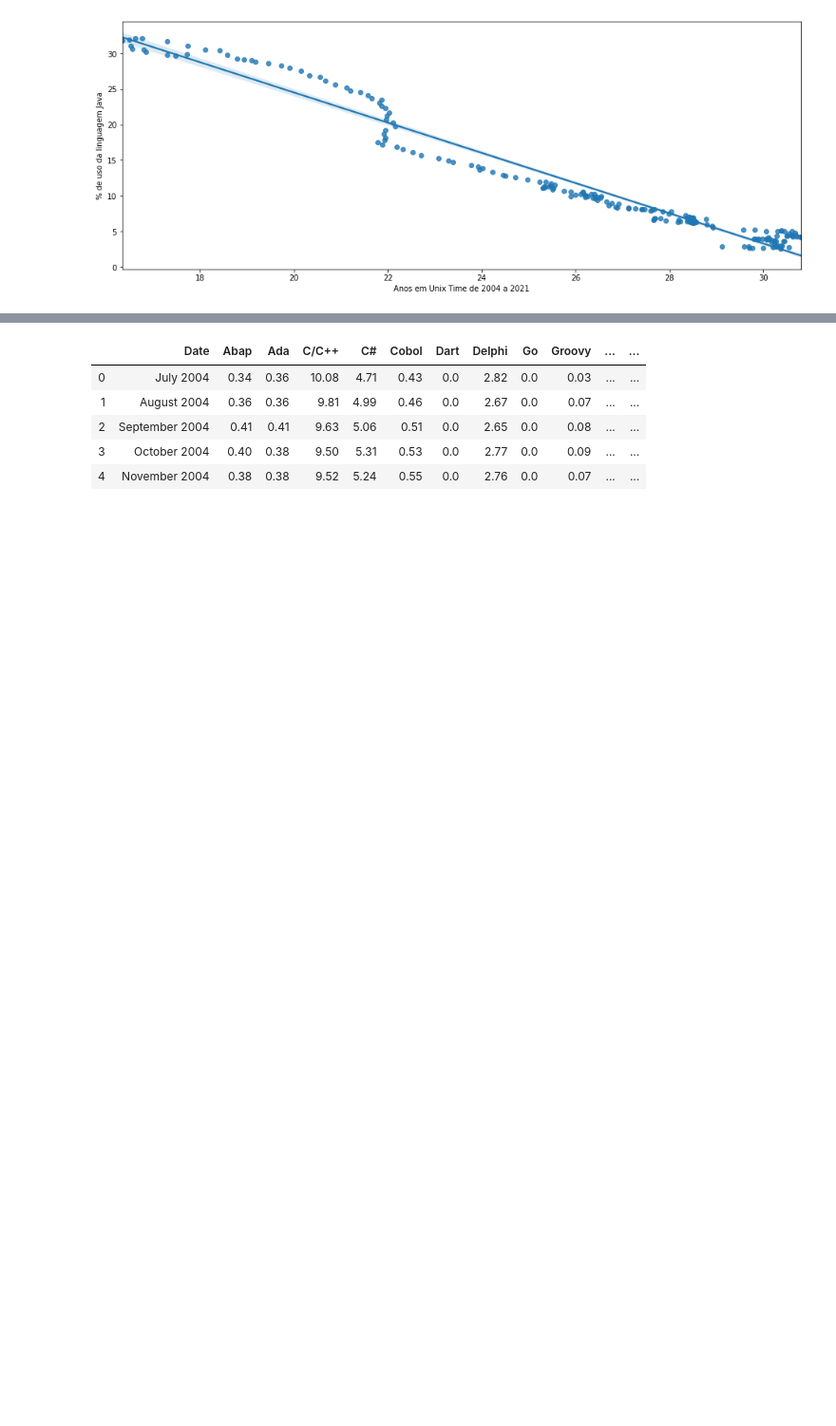
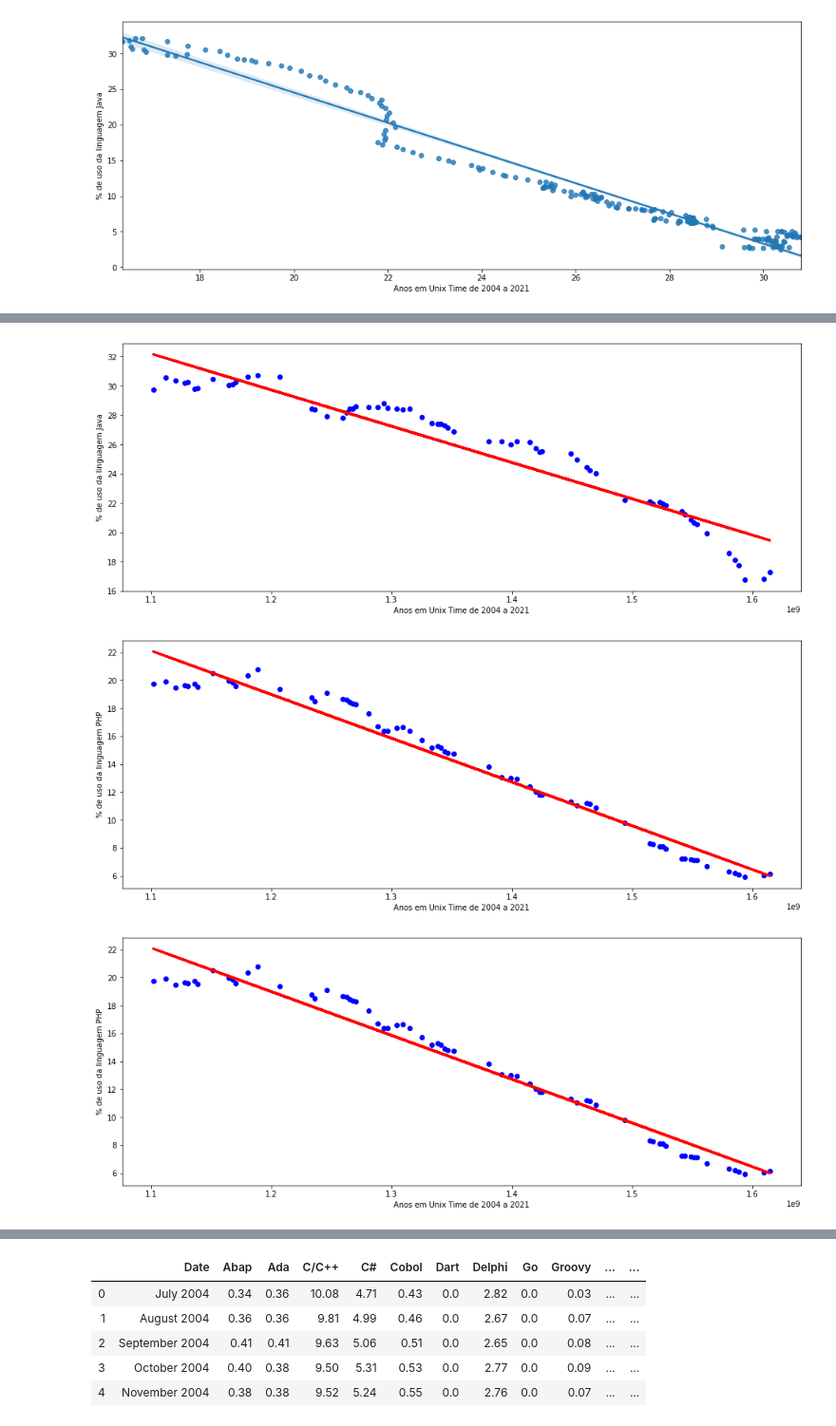
Before and after one commit to vhnegrisoli/tcc-pos-graduacao-puc, a Jupyter notebook: Conteúdo Prático - TCC.ipynb, the cells around one changed output, grey strips where cells are left out. Shown at 95% size. Drawn from its saved outputs; the diff is of its cells as text; code cells hidden in the pictures; blank space fills up the shorter version.

```diff
--- a/Conteúdo Prático - TCC.ipynb
+++ b/Conteúdo Prático - TCC.ipynb
@@ -327,10 +340,7 @@ def prever_regressao_linguagem(linguagem):
 
     plt.show()
 
-prever_regressao_linguagem('Java')
-prever_regressao_linguagem('JavaScript')
-prever_regressao_linguagem('Python')
-prever_regressao_linguagem('Go')
-prever_regressao_linguagem('C/C++')
+for target in targets:
+    prever_regressao_linguagem(target['linguagem_1'])
 # %% [output]
 [figure]
@@ -340,0 +351,3 @@ prever_regressao_linguagem('C/C++')
+[figure, added]
+[figure, added]
+[figure, added]
```
Also changed, not shown: parts of 42 cells of this notebook, 3 other files.
